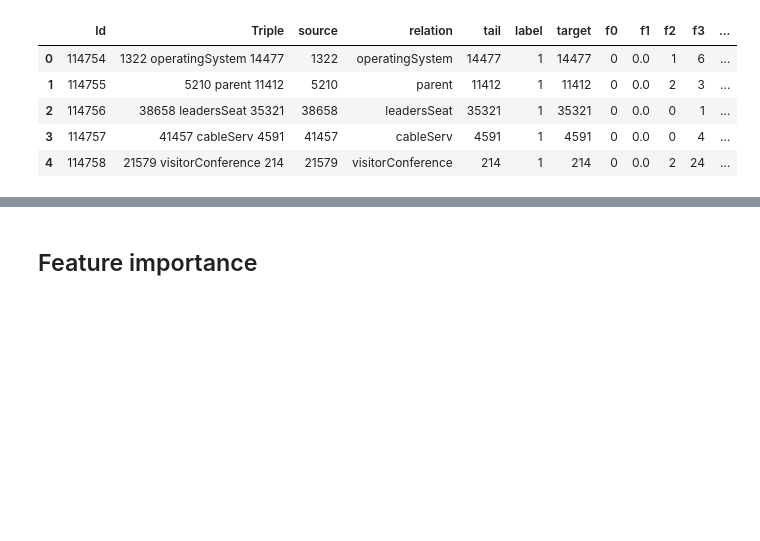
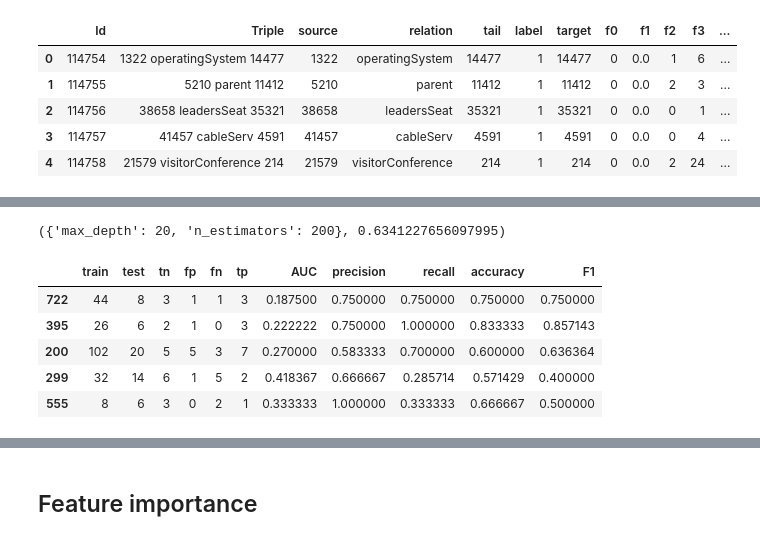
Before and after one commit to JuanMataNaranjo/UniCredit_TrainingCamp, a Jupyter notebook: code/unicredit_notebook.ipynb, the cells around one changed output, grey strips where cells are left out. Cells and saved outputs as stored; diff of their text form; code cells hidden in the pictures; blank space fills up the shorter version.

```diff
--- a/code/unicredit_notebook.ipynb
+++ b/code/unicredit_notebook.ipynb
@@ -264,0 +300,6 @@ Generate edge fetures..
+# %%
+param_grid = {
+    'max_depth': [20,40,60,80],
+    'n_estimators': [50,100, 200]
+}
+list(ParameterGrid(param_grid))
@@ -264,0 +319,33 @@ Generate edge fetures..
+# %%
+score_param = []
+for param in list(ParameterGrid(param_grid)):
+    auc_validation = []
+    for r in rel_validation.keys():
+        res = train_model_parameter(r,df_train,df_validation,param)
+#         print("{}: train {}, test {}, auc {}, precision {},recall {}, accuracy {}, f1-score {}"
+#               .format(r,res['train'],res['test'],res['AUC'],res['precision'],res['recall'],res['accuracy'],res['F1']))
+        auc_validation.append(res)
+    f1 = pd.DataFrame(auc_validation).mean()['F1']
+    score_param.append((param,f1))
+# score_param
+# %%
+best_params,score = max(score_param,key=lambda x:x[1])
+best_params,score
+# %% [output]
+({'max_depth': 20, 'n_estimators': 200}, 0.6341227656097995)
+# %%
+auc_val = []
+for r in rel_validation.keys():
+    res = train_model_parameter(r,df_train,df_validation,best_params)
+#     print("{}: train {}, test {}, auc {}, accuracy {}, f1-score {}".format(r,res['train'],res['test'],res['AUC'],
+#                                                               res['precision'],res['recall'],res['accuracy'],res['F1']))
+    auc_val.append(res)
+# %%
+pd.DataFrame(auc_val).sample(5)
+# %% [output]
+|  | train | test | tn | fp | fn | tp | AUC | precision | recall | accuracy | F1 |
+| 722 | 44 | 8 | 3 | 1 | 1 | 3 | 0.187500 | 0.750000 | 0.750000 | 0.750000 | 0.750000 |
+| 395 | 26 | 6 | 2 | 1 | 0 | 3 | 0.222222 | 0.750000 | 1.000000 | 0.833333 | 0.857143 |
+| 200 | 102 | 20 | 5 | 5 | 3 | 7 | 0.270000 | 0.583333 | 0.700000 | 0.600000 | 0.636364 |
+| 299 | 32 | 14 | 6 | 1 | 5 | 2 | 0.418367 | 0.666667 | 0.285714 | 0.571429 | 0.400000 |
+| 555 | 8 | 6 | 3 | 0 | 2 | 1 | 0.333333 | 1.000000 | 0.333333 | 0.666667 | 0.500000 |
```
Also changed, not shown: parts of 18 cells of this notebook.
